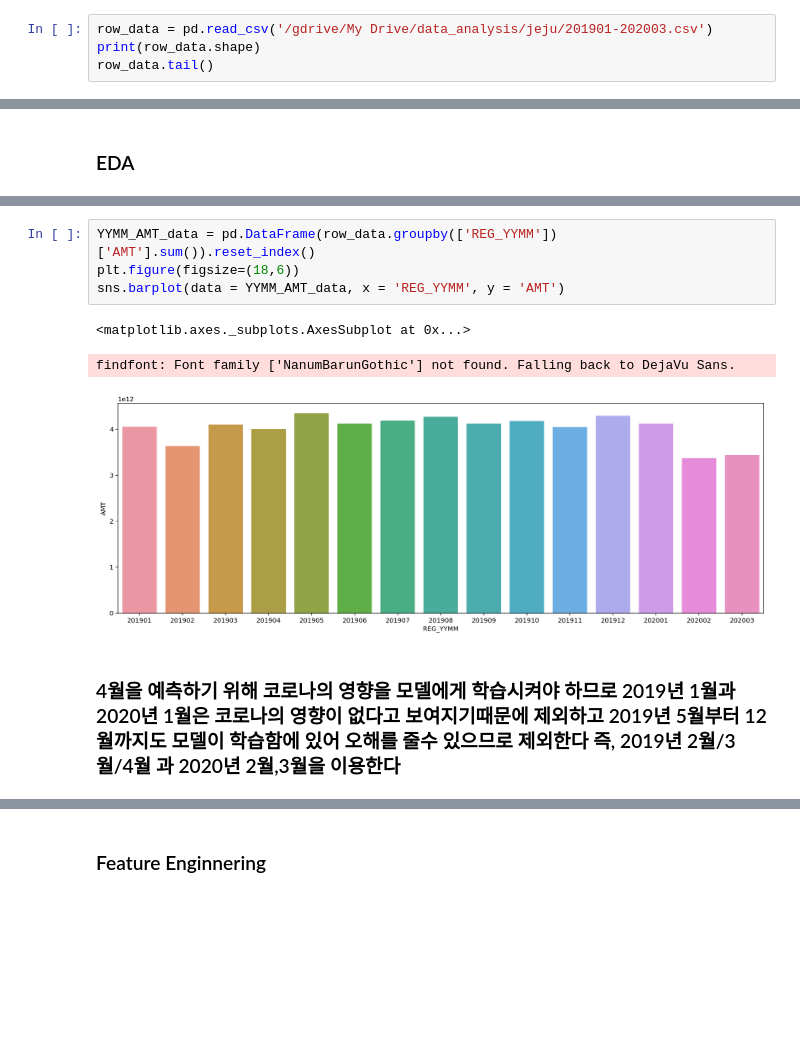
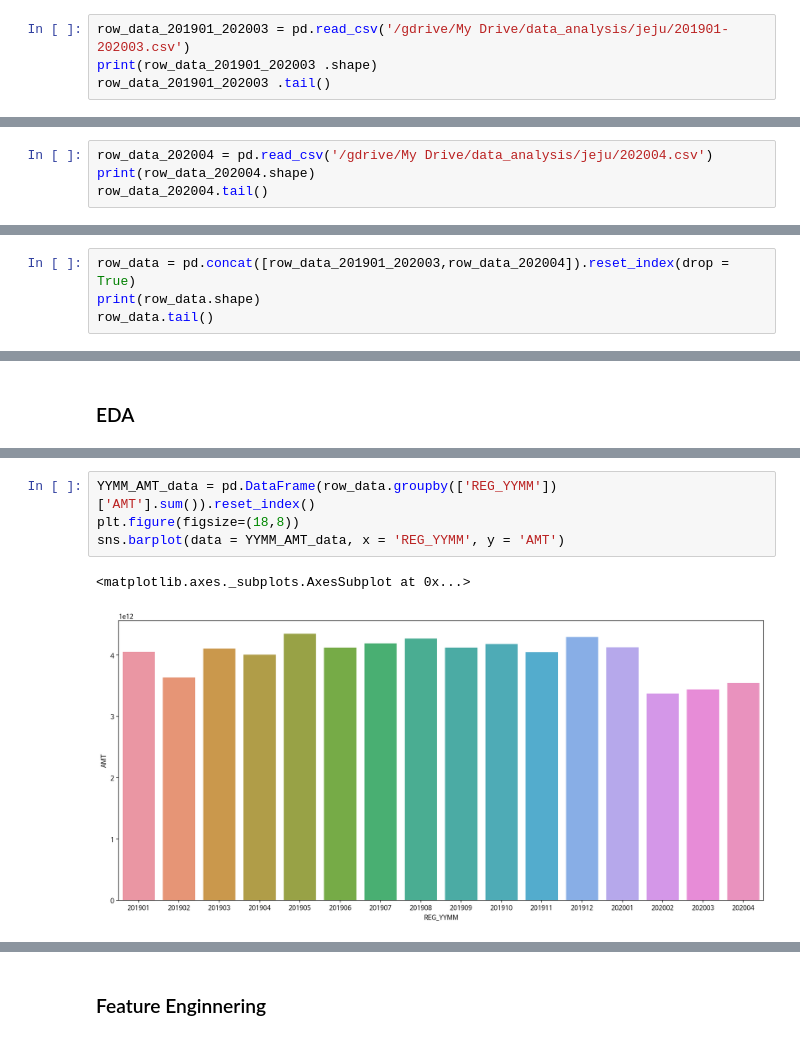
Before and after one commit to kim-bo-saeng/dacon_jeju, a Jupyter notebook: jeju_data_analysis.ipynb, the cells around one changed output, grey strips where cells are left out. Cells and saved outputs as stored; diff of their text form; blank space fills up the shorter version.

```diff
--- a/jeju_data_analysis.ipynb
+++ b/jeju_data_analysis.ipynb
@@ -68,9 +48,9 @@ Python 3.6.9
 # %% [markdown]
 ### 데이터 전처리
 # %%
-row_data = pd.read_csv('/gdrive/My Drive/data_analysis/jeju/201901-202003.csv')
-print(row_data.shape)
-row_data.tail()
+row_data_201901_202003 = pd.read_csv('/gdrive/My Drive/data_analysis/jeju/201901-202003.csv')
+print(row_data_201901_202003 .shape)
+row_data_201901_202003 .tail()
 # %% [output]
 (24697792, 12)
 |  | REG_YYMM | CARD_SIDO_NM | CARD_CCG_NM | STD_CLSS_NM | HOM_SIDO_NM | HOM_CCG_NM | AGE | SEX_CTGO_CD | ... |
@@ -79,3 +59,7 @@ row_data.tail()
 | 24697789 | 202003 | 충북 | 충주시 | 휴양콘도 운영업 | 충북 | 충주시 | 50s | 1 | ... |
 | 24697790 | 202003 | 충북 | 충주시 | 휴양콘도 운영업 | 충북 | 충주시 | 50s | 2 | ... |
 | 24697791 | 202003 | 충북 | 충주시 | 휴양콘도 운영업 | 충북 | 충주시 | 60s | 1 | ... |
+# %%
+row_data_202004 = pd.read_csv('/gdrive/My Drive/data_analysis/jeju/202004.csv')
+print(row_data_202004.shape)
+row_data_202004.tail()
@@ -81,0 +74,4 @@ row_data.tail()
+# %%
+row_data = pd.concat([row_data_201901_202003,row_data_202004]).reset_index(drop = True)
+print(row_data.shape)
+row_data.tail()
@@ -135,10 +130,7 @@ row_data.tail()
 # %%
 YYMM_AMT_data = pd.DataFrame(row_data.groupby(['REG_YYMM'])['AMT'].sum()).reset_index()
-plt.figure(figsize=(18,6))
+plt.figure(figsize=(18,8))
 sns.barplot(data = YYMM_AMT_data, x = 'REG_YYMM', y = 'AMT')
 # %% [output]
 <matplotlib.axes._subplots.AxesSubplot at 0x...>
-findfont: Font family ['NanumBarunGothic'] not found. Falling back to DejaVu Sans.
-[figure, old version]
+[figure, new version]
-# %% [markdown]
-### 4월을 예측하기 위해 코로나의 영향을 모델에게 학습시켜야 하므로 2019년 1월과 2020년 1월은 코로나의 영향이 없다고 보여지기때문에 제외하고 2019년 5월부터 12월까지도 모델이 학습함에 있어 오해를 줄수 있으므로 제외한다 즉, 2019년 2월/3월/4월 과 2020년 2월,3월을 이용한다
```
Also changed, not shown: parts of 50 cells of this notebook.
